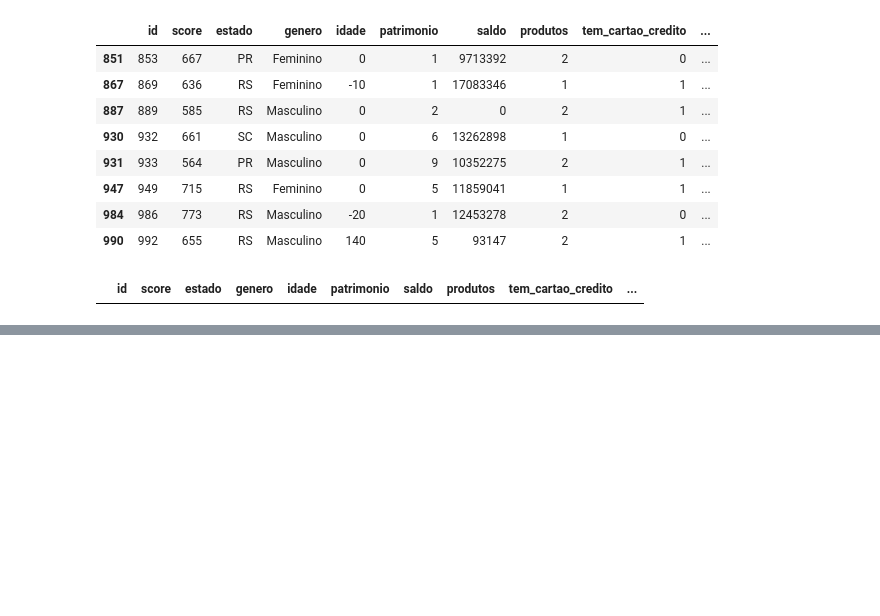
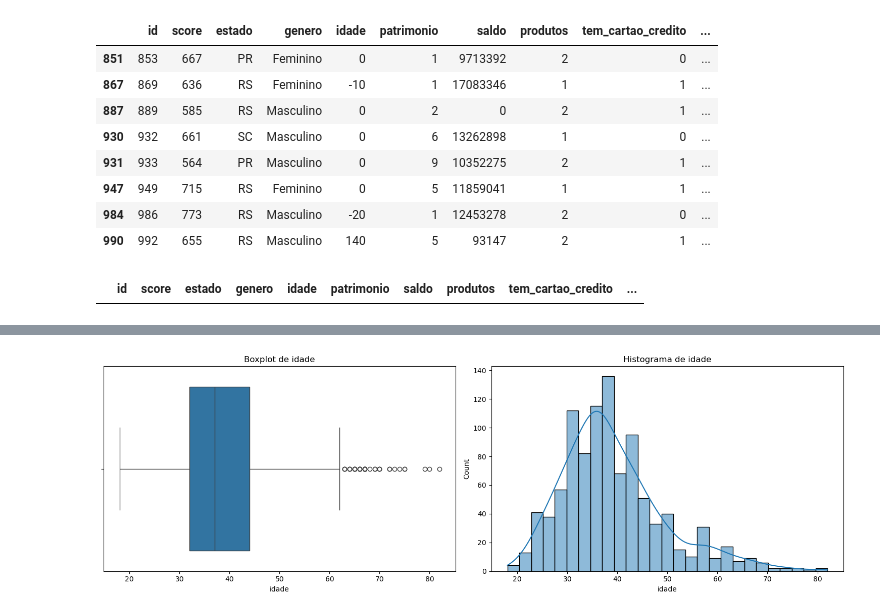
Before and after one commit to esscova/data_analytics, a Jupyter notebook: notebooks/eda-churn[python].ipynb, the cells around one changed output, grey strips where cells are left out. Cells and saved outputs as stored; diff of their text form; code cells hidden in the pictures; blank space fills up the shorter version.

Commit message:
remoção de dados duplicados

```diff
--- a/notebooks/eda-churn[python].ipynb
+++ b/notebooks/eda-churn[python].ipynb
@@ -201,0 +211,3 @@ Name: salario, dtype: float64
+# %%
+# remoção de id duplicado
+df2 = df2.drop_duplicates(subset='id', keep='first')
@@ -299,0 +328,9 @@ df2.loc[(df2['idade'] >= 110) | (df2['idade'] <= 0)]
+# %%
+# visualizando
+fig, ax = plt.subplots(1, 2, figsize=(15, 5))
+sns.boxplot(x=df2['idade'], ax=ax[0]).set_title('Boxplot de idade');
+sns.histplot(x=df2['idade'], kde=True, ax=ax[1]).set_title('Histograma de idade');
+plt.tight_layout()
+plt.show()
+# %% [output]
+[figure, added]
```
Also changed, not shown: parts of 9 cells of this notebook.
